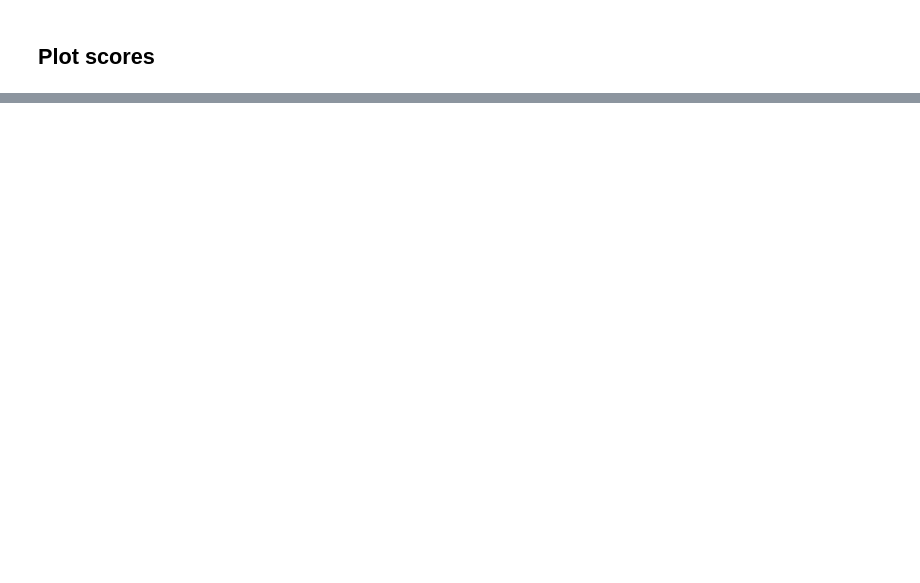
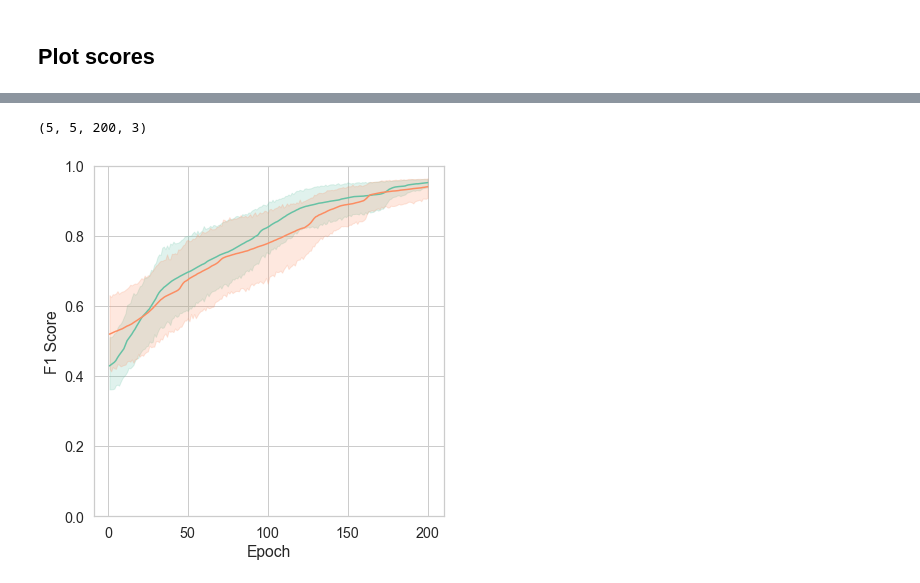
Before and after one commit to ericdaat/SiMCa, a Jupyter notebook: notebooks/model_implicit.ipynb, the cells around one changed output, grey strips where cells are left out. Cells and saved outputs as stored; diff of their text form; code cells hidden in the pictures; blank space fills up the shorter version.

```diff
--- a/notebooks/model_implicit.ipynb
+++ b/notebooks/model_implicit.ipynb
@@ -326,0 +370,56 @@ plt.show()
+# %%
+np.asarray(simac_implicit_results).shape
+# %% [output]
+(5, 5, 200, 3)
+# %%
+results_dfs = []
+
+for results in [simac_results, simac_implicit_results]:
+    dfs = []
+
+    for i in range(5):
+        for run_index, run_stats in enumerate(results[i]):
+            run_stats_df = pd.DataFrame(run_stats, columns=["loss", "F1", "epoch_duration"])
+            run_stats_df["dataset_index"] = i+1
+            run_stats_df["run_index"] = run_index+1
+            run_stats_df["epoch"] = np.arange(1, n_epochs+1)
+
+            dfs.append(run_stats_df)
+    df = pd.concat(dfs)
+    results_dfs.append(df)
+
+simac_results_df, simac_implicit_results_df = results_dfs[0], results_dfs[1]
+# %%
+fig, ax = plt.subplots(
+    nrows=1,
+    ncols=1,
+    figsize=(6, 6),
+    sharex=True
+)
+
+############
+# F1 score #
+############
+
+ax.set_xlabel("Epoch")
+ax.set_ylabel("F1 Score")
+ax.set_ylim(0, 1)
+
+sns.lineplot(
+    data=simac_results_df.reset_index(),
+    x="epoch",
+    y="F1",
+    ax=ax
+)
+
+sns.lineplot(
+    data=simac_implicit_results_df.reset_index(),
+    x="epoch",
+    y="F1",
+    ax=ax
+)
+
+plt.tight_layout()
+plt.show()
+# %% [output]
+[figure, added]
```
Also changed, not shown: parts of 11 cells of this notebook.
